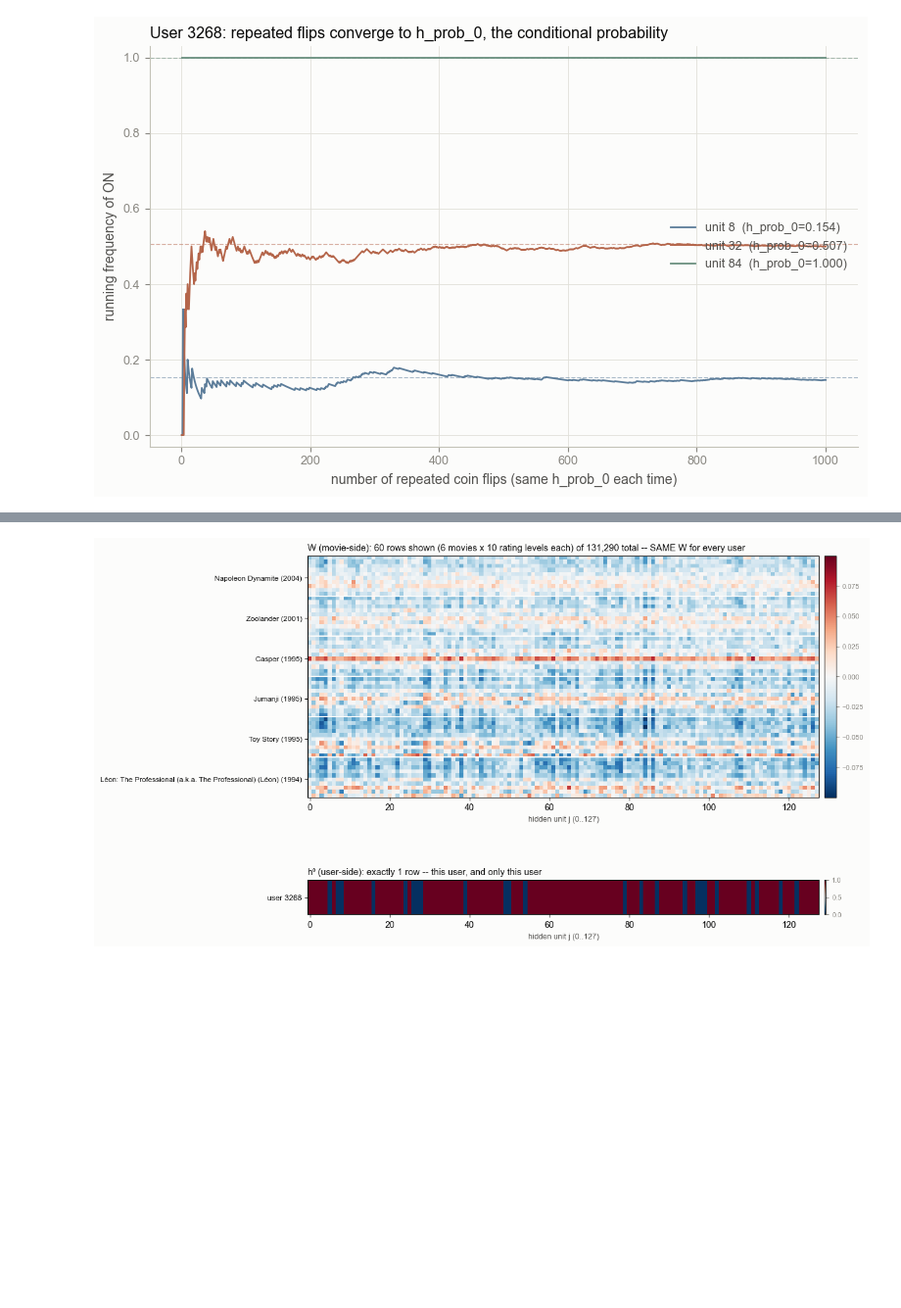
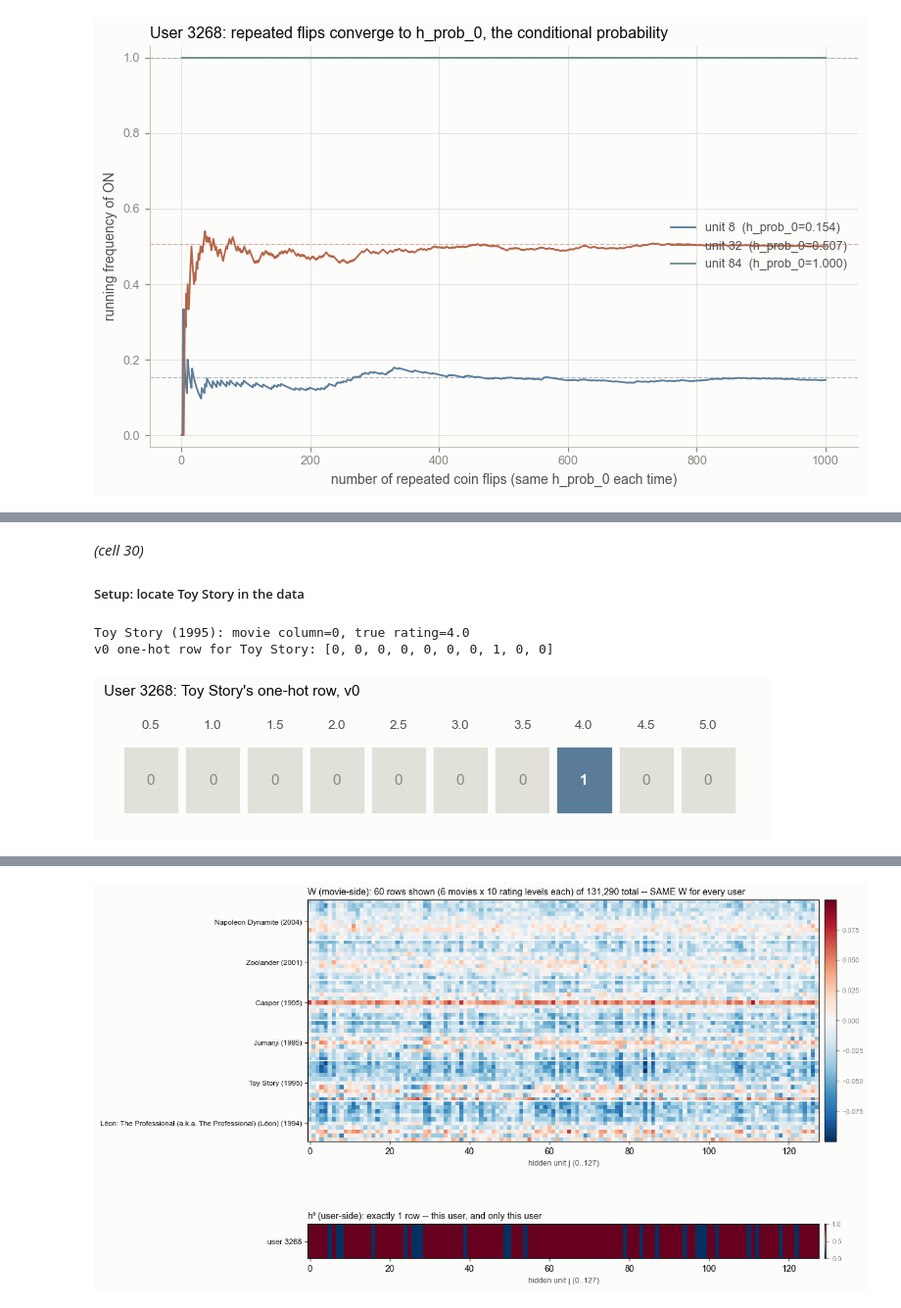
Before and after one commit to yixuan116/MovieLens-with-Restricted-Boltzmann-machine, a Jupyter notebook: notebooks/21_energy_single_user_demo_5k.ipynb, the cells around one changed output, grey strips where cells are left out. Shown at 98% size. Drawn from its saved outputs; the diff is of its cells as text; code cells hidden in the pictures; blank space fills up the shorter version.

```diff
--- a/notebooks/21_energy_single_user_demo_5k.ipynb
+++ b/notebooks/21_energy_single_user_demo_5k.ipynb
@@ -474,0 +726,43 @@ ON unit indices (original order in v/h): [0, 1, 2, 3, 4, 6, 9, 10, 11, 12, 13, 1
+# %% [markdown]
+*(cell 30)*
+
+##### Setup: locate Toy Story in the data
+# %%
+# cell 31
+ts_pidx = picked_idx[sample_titles.index(next(t for t in sample_titles if t.startswith("Toy Story")))]
+ts_movie_col = cols_demo[ts_pidx]
+ts_level_idx = 7  # rating 4.0
+print(f"Toy Story (1995): movie column={ts_movie_col}, true rating={RATING_LEVELS[ts_level_idx]}")
+print(f"v0 one-hot row for Toy Story: {v0.reshape(n_movies, K)[ts_movie_col].astype(int).tolist()}")
+
+import matplotlib.pyplot as plt
+
+INK_PRIMARY, INK_SECONDARY, INK_MUTED = "#0b0b0b", "#52514e", "#898781"
+SURFACE = "#fcfcfb"
+ZERO_COLOR, ONE_COLOR = "#e1e0d9", "#5b7c99"
+plt.rcParams["font.family"] = ["Arial", "Helvetica", "DejaVu Sans"]
+
+ts_row = v0.reshape(n_movies, K)[ts_movie_col].astype(int)
+
+fig, ax = plt.subplots(figsize=(7, 1.8), facecolor=SURFACE)
+ax.set_facecolor(SURFACE)
+for k in range(K):
+    val = int(ts_row[k])
+    color = ONE_COLOR if val == 1 else ZERO_COLOR
+    ax.add_patch(plt.Rectangle((k, 0), 0.92, 0.8, facecolor=color, edgecolor=SURFACE, linewidth=2))
+    txt_color = "white" if val == 1 else INK_MUTED
+    ax.text(k + 0.46, 0.4, str(val), ha="center", va="center", fontsize=11, color=txt_color, fontweight="bold" if val else "normal")
+for k, r in enumerate(RATING_LEVELS):
+    ax.text(k + 0.46, 1.0, f"{r:.1f}", ha="center", fontsize=9.5, color=INK_SECONDARY)
+
+ax.set_xlim(-0.3, K + 0.3)
+ax.set_ylim(-0.2, 1.3)
+ax.axis("off")
+ax.set_title(f"User {DEMO_USER_ID}: Toy Story's one-hot row, v0", color=INK_PRIMARY, fontsize=11, loc="left")
+plt.tight_layout()
+plt.savefig(out_dir / f"user{DEMO_USER_ID}_toystory_onehot.png", dpi=150, facecolor=SURFACE)
+plt.show()
+# %% [output]
+Toy Story (1995): movie column=0, true rating=4.0
+v0 one-hot row for Toy Story: [0, 0, 0, 0, 0, 0, 0, 1, 0, 0]
+[figure, added]
```
Also changed, not shown: parts of 127 cells of this notebook, 24 other files.
